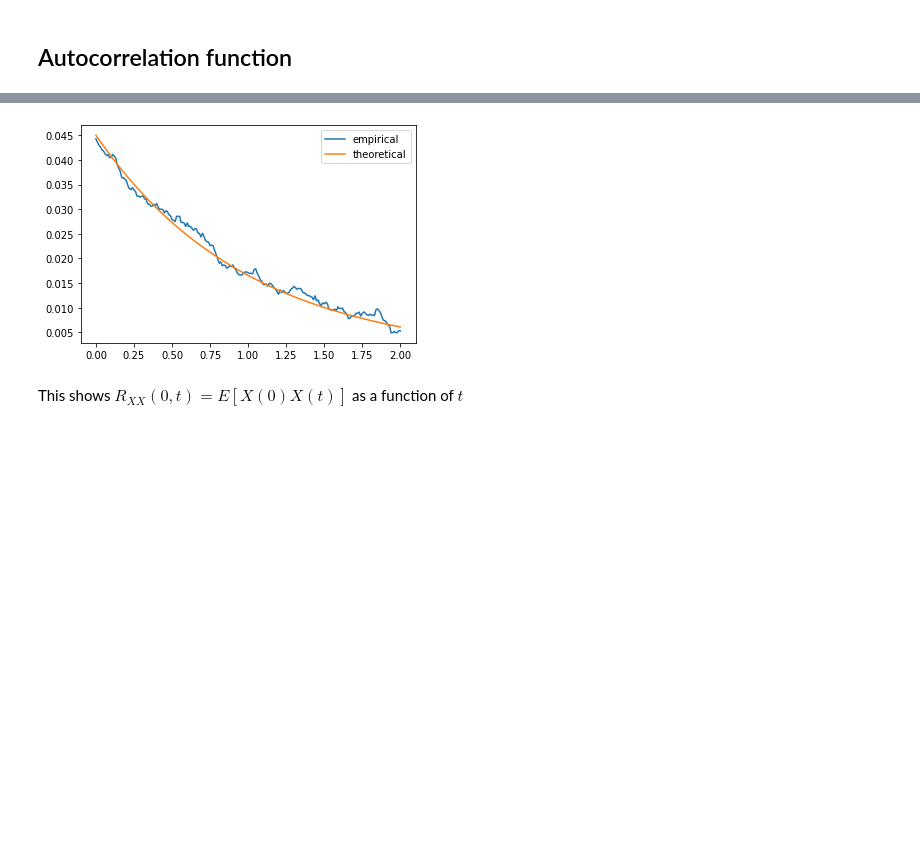
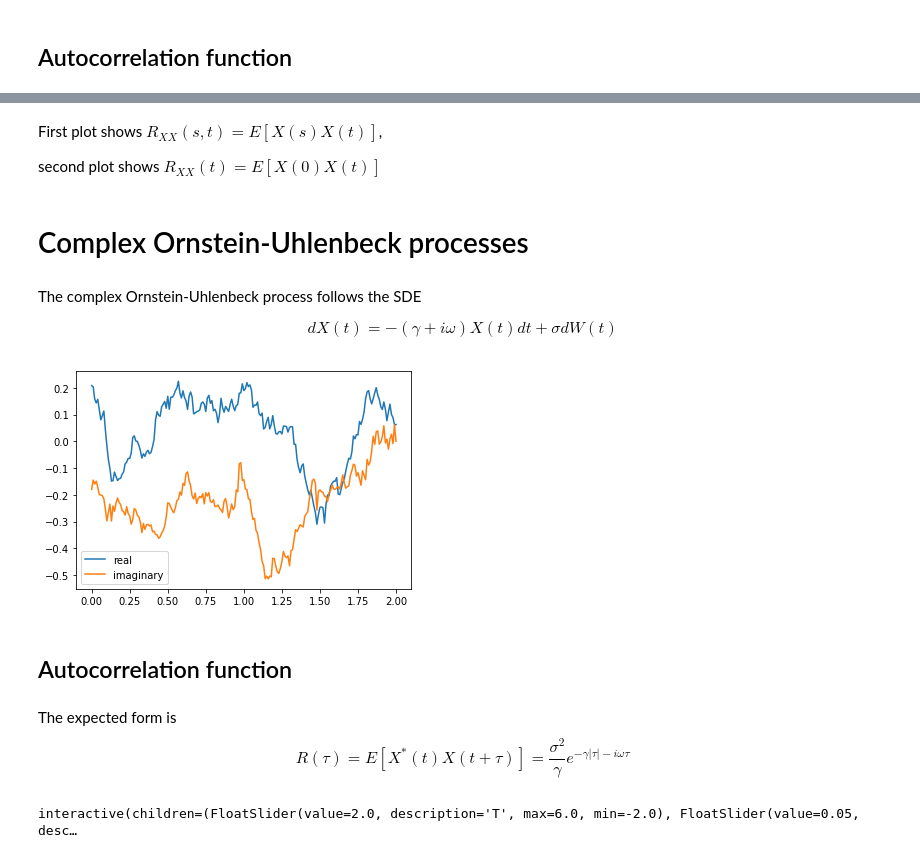
Before and after one commit to nebnola/bachelorthesis, a Jupyter notebook: Ornstein_Uhlenbeck.ipynb, the cells around one changed output, grey strips where cells are left out. Drawn from its saved outputs; the diff is of its cells as text; code cells hidden in the pictures; blank space fills up the shorter version.

Commit message:
Make notebook more interactive and add complex Ornstein-Uhlenbeck process

```diff
--- a/Ornstein_Uhlenbeck.ipynb
+++ b/Ornstein_Uhlenbeck.ipynb
@@ -43,9 +53,68 @@ It appears to be time-independent, so let's take a look at it only as a function
-# %%
-plt.plot(t, autocor[0], label='empirical')
-plt.plot(t, sigma**2/(2*gamma)*np.exp(-gamma*t), label='theoretical')
-plt.legend()
-plt.show()
-# %% [output]
-[figure, removed]
 # %% [markdown]
-This shows $R_{XX}(0,t) = E[X(0)X(t)]$ as a function of $t$
+First plot shows $R_{XX}(s,t) = E[X(s)X(t)]$,
+
+second plot shows $R_{XX}(t) = E[X(0)X(t)]$
+# %% [markdown]
+# Complex Ornstein-Uhlenbeck processes
+# %% [markdown]
+The complex Ornstein-Uhlenbeck process follows the SDE
+
+$$dX(t) = -(γ + iω)X(t)dt + σdW(t)$$
+# %%
+T = 2
+dt= 0.01
+gamma = 1.0
+omega = 1.0
+sigma = 0.3
+t, s = process.ornstein_uhlenbeck(T, dt, gamma = gamma + omega*1j, sigma=sigma, is_complex=True)
+# %%
+plt.plot(t, s[0].real, label="real")
+plt.plot(t, s[0].imag, label="imaginary")
+plt.legend()
+plt.show()
+# %% [output]
+[figure, added]
+# %% [markdown]
+## Autocorrelation function
+# %% [markdown]
+The expected form is
+$$R(τ) = E[X^*(t)X(t+τ)] = \frac{σ^2}{γ} e^{-γ|τ| - iωτ}$$
+# %%
+@interact_manual(T=2.0, dt=  (0.01,0.1,0.01), gamma=(0.0,4.0), omega=(0.0,4.0), sigma=(0.0,1.0), N=(0,1000))
+def cou_demo(T, dt, gamma, omega, sigma, N):
+    # simulate N times and calculate autocorrelation function
+    t, s = process.ornstein_uhlenbeck(T, dt, gamma = gamma + omega*1j, sigma=sigma, is_complex=True, size=N)
+    autoc = stats.autocorrelation(s)
+
+    # plot autocorrelation E[X^*(0)X(t)]
+    fig, (ax1, ax2) = plt.subplots(1,2)
+    ax1.set_title("abs. value")
+    ax1.plot(2-t, np.absolute(autoc[:,-1]), label="empirical")
+    ax1.plot(t, sigma**2 / gamma * np.exp(-gamma*t), label="theoretical")
+    ax1.legend()
+
+    ax2.set_title("angle")
+    ax2.plot(t, np.angle(autoc[:,0]), label="empirical")
+    ax2.plot(t, -omega*t, label="theoretical")
+    ax2.legend()
+    plt.show()
+
+    # plot 2D autocorrelation E[X^*(s)X(t)]
+    fig, (ax1, ax2) = plt.subplots(1,2)
+    ax1.set_title("abs. value")
+    ax1.imshow(np.absolute(autoc), origin='lower')
+
+    ax2.set_title("angle")
+    ax2.imshow(np.angle(autoc), origin='lower')
+    plt.show()
+
+    # plot one example process
+    fig, (ax1, ax2) = plt.subplots(1,2)
+    ax1.set_title("abs. value")
+    ax1.plot(t, np.abs(s[0]))
+
+    ax2.set_title("angle")
+    ax2.plot(t, np.angle(s[0]))
+    plt.show()
+# %% [output]
+interactive(children=(FloatSlider(value=2.0, description='T', max=6.0, min=-2.0), FloatSlider(value=0.05, desc…
```
Also changed, not shown: parts of 6 cells of this notebook, 2 other files.
